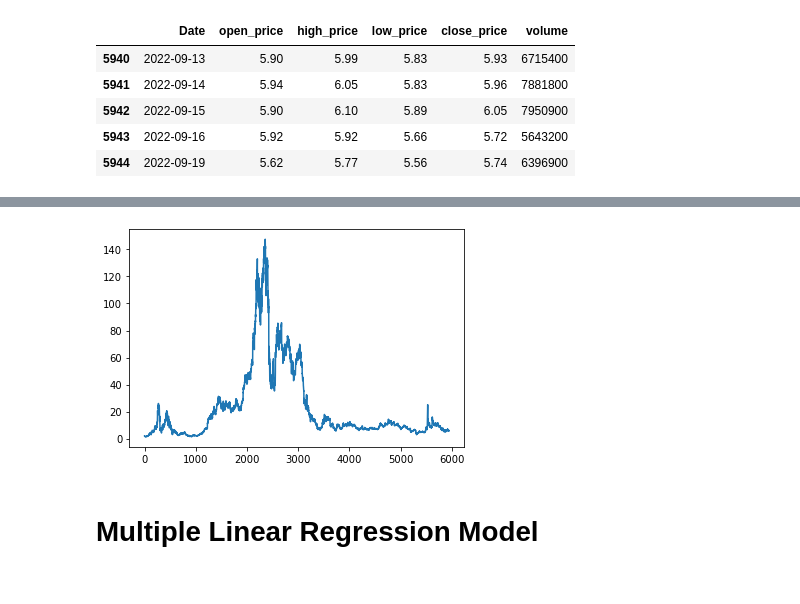
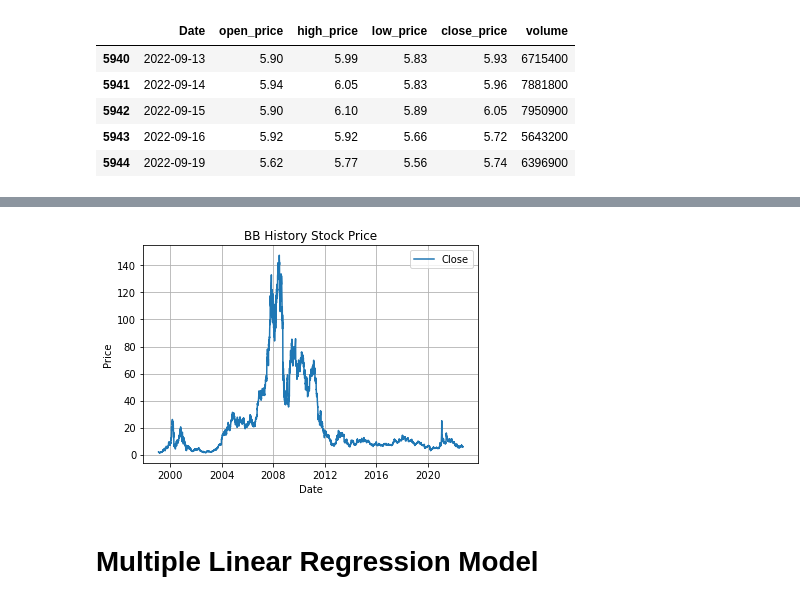
Before and after one commit to kareng013/Team_12, a Jupyter notebook: Stock Price Prediction.ipynb, the cells around one changed output, grey strips where cells are left out. Drawn from its saved outputs; the diff is of its cells as text; code cells hidden in the pictures.

```diff
--- a/Stock Price Prediction.ipynb
+++ b/Stock Price Prediction.ipynb
@@ -34,6 +31,7 @@ conn, cursor = connect()
 # %% [output]
 Connected!
 # %%
-df = pd.read_sql_query("SELECT * FROM blackberry", con=conn)
-df.head
+bb_data = pd.read_sql_query("SELECT * FROM blackberry", con=conn)
+bb_df = pd.DataFrame(bb_data)
+bb_df.head()
 # %% [output]
@@ -96,5 +83,5 @@ memory usage: 325.2+ KB
 # %%
 # Change [Date] data type to data time
 
-df['Date'] = pd.to_datetime(df.Date)
+bb_df['Date'] = pd.to_datetime(bb_df.Date)
 # %%
@@ -117,8 +104,8 @@ memory usage: 325.2 KB
 # %%
 # Delete 'Adj Close' column and check df
 
-df = df.drop('adj_close', axis=1)
-df.tail()
+bb_df = df.drop('adj_close', axis=1)
+bb_df.tail()
 # %% [output]
 |  | Date | open_price | high_price | low_price | close_price | volume |
 | 5940 | 2022-09-13 | 5.90 | 5.99 | 5.83 | 5.93 | 6715400 |
@@ -126,3 +113,5 @@ df.tail()
 | 5942 | 2022-09-15 | 5.90 | 6.10 | 5.89 | 6.05 | 7950900 |
 | 5943 | 2022-09-16 | 5.92 | 5.92 | 5.66 | 5.72 | 5643200 |
 | 5944 | 2022-09-19 | 5.62 | 5.77 | 5.56 | 5.74 | 6396900 |
+# %%
+bb_df.set_index('Date')
@@ -129,9 +133,14 @@ df.tail()
 # %%
 # Vistulize the stock price trend by using 'Close' column
-plt.plot(df['close_price'])
+plt.plot(bb_df['Date'], bb_df['close_price'], label='Close')
+plt.xlabel('Date')
+plt.ylabel('Price')
+plt.title('BB History Stock Price')
+plt.grid()
+plt.legend()
 plt.show()
 # %% [output]
-[figure, old version]
+[figure, new version]
 # %% [markdown]
 # Multiple Linear Regression Model
 # %%
```
Also changed, not shown: parts of 19 cells of this notebook, 3 other files.
